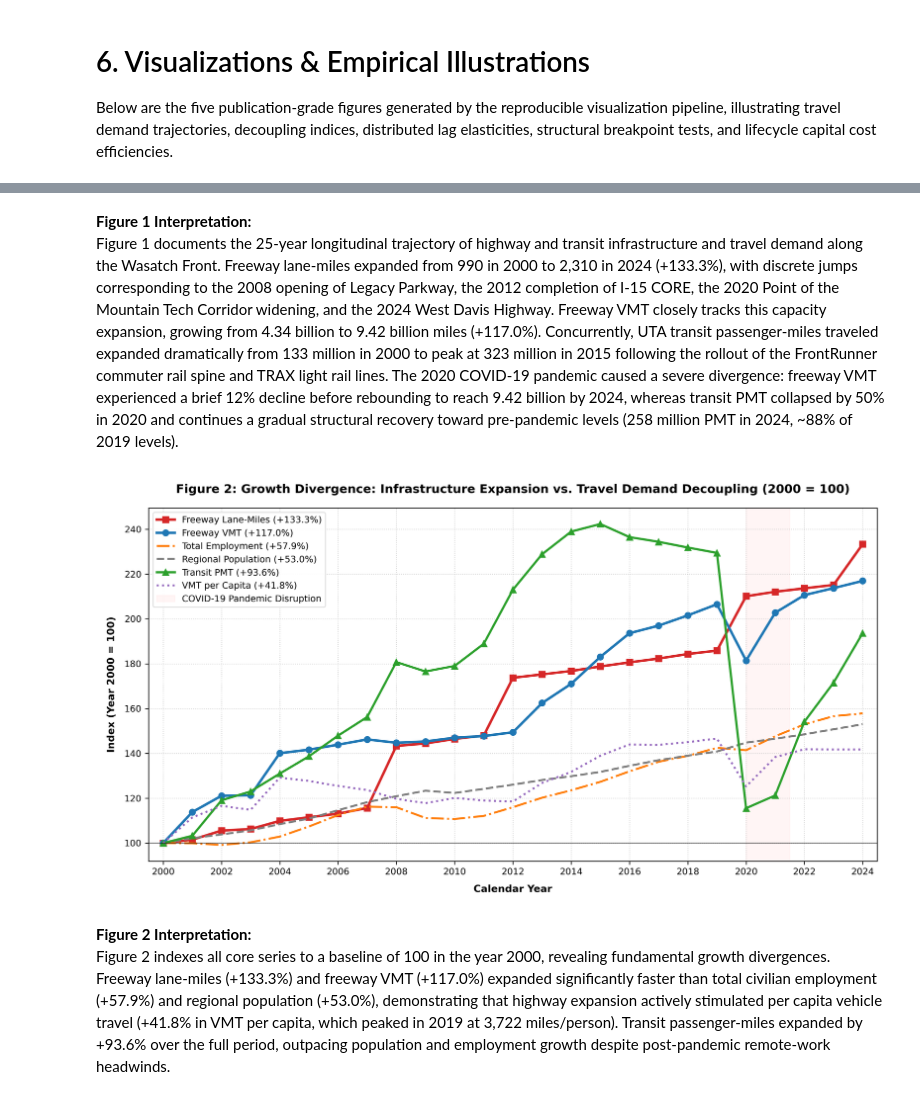
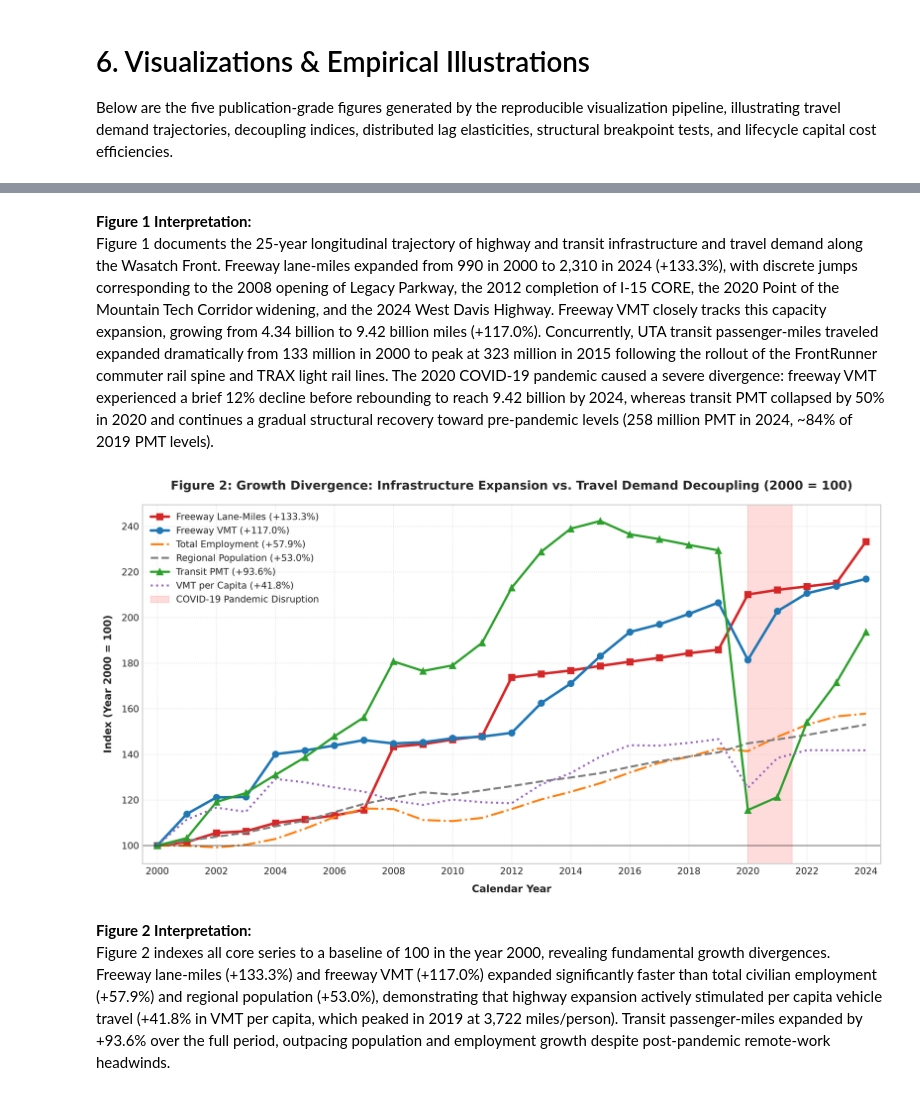
Before and after one commit to CmdrJorgs/datasci-school, a Jupyter notebook: 680/project-1/david-jorgensen_680_Project1.ipynb, the cells around one changed output, grey strips where cells are left out. Cells and saved outputs as stored; diff of their text form; code cells hidden in the pictures.

```diff
--- a/680/project-1/david-jorgensen_680_Project1.ipynb
+++ b/680/project-1/david-jorgensen_680_Project1.ipynb
@@ -953,12 +1234,55 @@ display(Image(filename=fig1_path))
 # %% [markdown]
 **Figure 1 Interpretation:**
-Figure 1 documents the 25-year longitudinal trajectory of highway and transit infrastructure and travel demand along the Wasatch Front. Freeway lane-miles expanded from 990 in 2000 to 2,310 in 2024 (+133.3%), with discrete jumps corresponding to the 2008 opening of Legacy Parkway, the 2012 completion of I-15 CORE, the 2020 Point of the Mountain Tech Corridor widening, and the 2024 West Davis Highway. Freeway VMT closely tracks this capacity expansion, growing from 4.34 billion to 9.42 billion miles (+117.0%). Concurrently, UTA transit passenger-miles traveled expanded dramatically from 133 million in 2000 to peak at 323 million in 2015 following the rollout of the FrontRunner commuter rail spine and TRAX light rail lines. The 2020 COVID-19 pandemic caused a severe divergence: freeway VMT experienced a brief 12% decline before rebounding to reach 9.42 billion by 2024, whereas transit PMT collapsed by 50% in 2020 and continues a gradual structural recovery toward pre-pandemic levels (258 million PMT in 2024, ~88% of 2019 levels).
+Figure 1 documents the 25-year longitudinal trajectory of highway and transit infrastructure and travel demand along the Wasatch Front. Freeway lane-miles expanded from 990 in 2000 to 2,310 in 2024 (+133.3%), with discrete jumps corresponding to the 2008 opening of Legacy Parkway, the 2012 completion of I-15 CORE, the 2020 Point of the Mountain Tech Corridor widening, and the 2024 West Davis Highway. Freeway VMT closely tracks this capacity expansion, growing from 4.34 billion to 9.42 billion miles (+117.0%). Concurrently, UTA transit passenger-miles traveled expanded dramatically from 133 million in 2000 to peak at 323 million in 2015 following the rollout of the FrontRunner commuter rail spine and TRAX light rail lines. The 2020 COVID-19 pandemic caused a severe divergence: freeway VMT experienced a brief 12% decline before rebounding to reach 9.42 billion by 2024, whereas transit PMT collapsed by 50% in 2020 and continues a gradual structural recovery toward pre-pandemic levels (258 million PMT in 2024, ~84% of 2019 PMT levels).
-# %%
-# Code Cell 11: Display Figure 2 (Decoupling and Indexed Growth Trends)
-fig2_path = os.path.join('figures', 'figure_2_decoupling_growth_indices.png')
-display(Image(filename=fig2_path))
-# %% [output]
-[figure, removed]
+# %%
+# Code Cell 11: Figure 2 (Decoupling and Indexed Growth Trends)
+import os
+import matplotlib.pyplot as plt
+
+FIG_DIR = os.path.abspath("figures")
+
+fig, ax = plt.subplots(figsize=(11, 6), dpi=300)
+base_yr = 2000
+
+idx_pop = (df['pop_wasatch_front'] / df.loc[df['Year'] == base_yr, 'pop_wasatch_front'].values[0]) * 100
+idx_emp = (df['emp_wasatch_front'] / df.loc[df['Year'] == base_yr, 'emp_wasatch_front'].values[0]) * 100
+idx_lanes = (df['highway_lane_miles_freeway'] / df.loc[df['Year'] == base_yr, 'highway_lane_miles_freeway'].values[0]) * 100
+idx_vmt = (df['highway_vmt_urban_freeway'] / df.loc[df['Year'] == base_yr, 'highway_vmt_urban_freeway'].values[0]) * 100
+idx_tr_pmt = (df['transit_pmt_total'] / df.loc[df['Year'] == base_yr, 'transit_pmt_total'].values[0]) * 100
+idx_vmt_pc = (df['vmt_urban_freeway_per_capita'] / df.loc[df['Year'] == base_yr, 'vmt_urban_freeway_per_capita'].values[0]) * 100
+
+pct_lanes = idx_lanes.iloc[-1] - 100
+pct_vmt = idx_vmt.iloc[-1] - 100
+pct_emp = idx_emp.iloc[-1] - 100
+pct_pop = idx_pop.iloc[-1] - 100
+pct_tr_pmt = idx_tr_pmt.iloc[-1] - 100
+pct_vmt_pc = idx_vmt_pc.iloc[-1] - 100
+
+ax.plot(df['Year'], idx_lanes, color='#d62728', lw=2.5, marker='s', label=f'Freeway Lane-Miles (+{pct_lanes:.1f}%)')
+ax.plot(df['Year'], idx_vmt, color='#1f77b4', lw=2.5, marker='o', label=f'Freeway VMT (+{pct_vmt:.1f}%)')
+ax.plot(df['Year'], idx_emp, color='#ff7f0e', lw=2.0, ls='-.', label=f'Total Employment (+{pct_emp:.1f}%)')
+ax.plot(df['Year'], idx_pop, color='#7f7f7f', lw=2.0, ls='--', label=f'Regional Population (+{pct_pop:.1f}%)')
+ax.plot(df['Year'], idx_tr_pmt, color='#2ca02c', lw=2.2, marker='^', label=f'Transit PMT (+{pct_tr_pmt:.1f}%)')
+ax.plot(df['Year'], idx_vmt_pc, color='#9467bd', lw=2.0, ls=':', label=f'VMT per Capita (+{pct_vmt_pc:.1f}%)')
+
+ax.axhline(100, color='black', lw=1.0, ls='-', alpha=0.5)
+# Darker COVID-19 pandemic disruption zone for improved contrast
+ax.axvspan(2020, 2021.5, color='#ffb3b3', alpha=0.45, label='COVID-19 Pandemic Disruption')
+
+ax.set_xlabel('Calendar Year', labelpad=8)
+ax.set_ylabel('Index (Year 2000 = 100)', labelpad=8)
+ax.set_xlim(1999.5, 2024.5)
+ax.set_xticks(range(2000, 2025, 2))
+ax.grid(True, linestyle=':', alpha=0.6)
+ax.legend(loc='upper left', framealpha=0.95, facecolor='white', edgecolor='#dddddd')
+
+plt.title('Figure 2: Growth Divergence: Infrastructure Expansion vs. Travel Demand Decoupling (2000 = 100)', pad=15)
+plt.tight_layout()
+fig2_path = os.path.join(FIG_DIR, "figure_2_decoupling_growth_indices.png")
+plt.savefig(fig2_path)
+plt.show()
+# %% [output]
+[figure, added]
 # %% [markdown]
 **Figure 2 Interpretation:**
 Figure 2 indexes all core series to a baseline of 100 in the year 2000, revealing fundamental growth divergences. Freeway lane-miles (+133.3%) and freeway VMT (+117.0%) expanded significantly faster than total civilian employment (+57.9%) and regional population (+53.0%), demonstrating that highway expansion actively stimulated per capita vehicle travel (+41.8% in VMT per capita, which peaked in 2019 at 3,722 miles/person). Transit passenger-miles expanded by +93.6% over the full period, outpacing population and employment growth despite post-pandemic remote-work headwinds.
```
Also changed, not shown: parts of 25 cells of this notebook, 6 other files.
